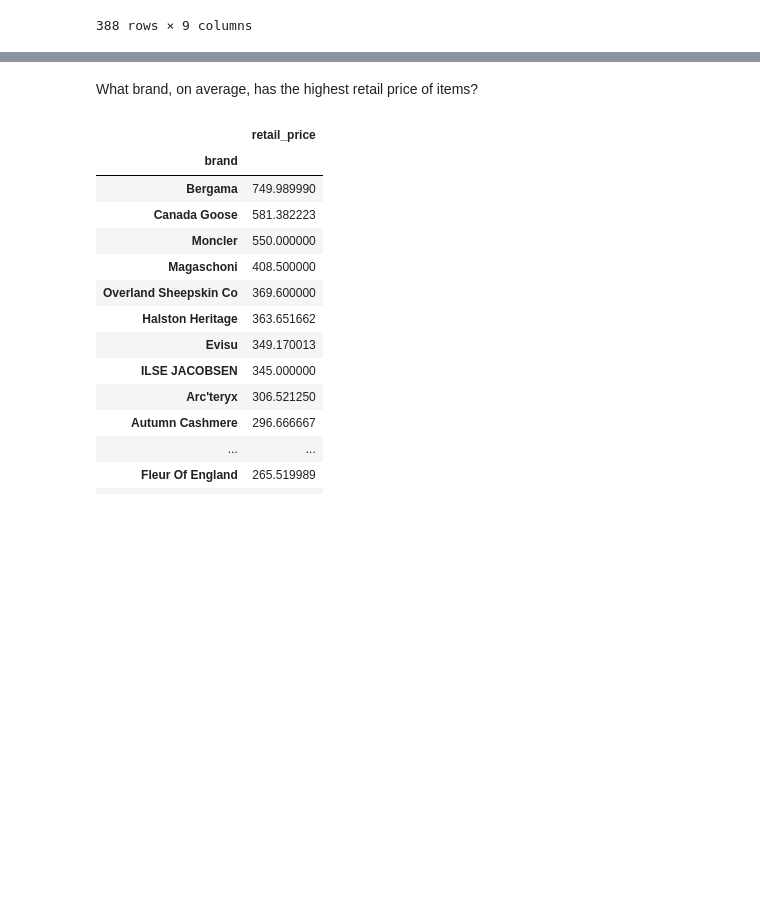
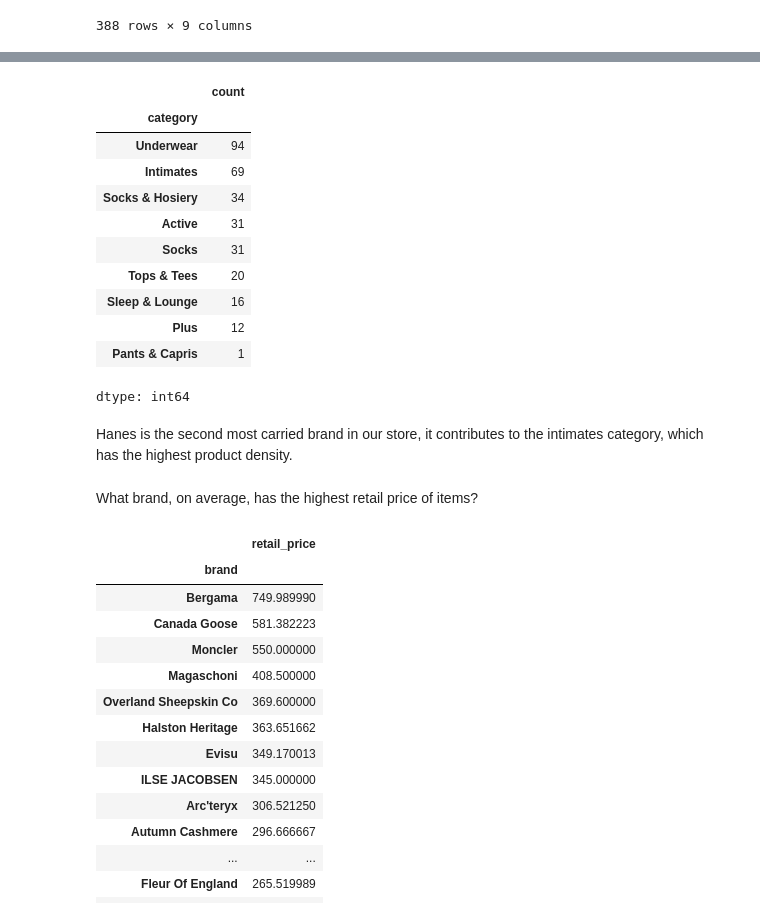
Before and after one commit to lauxpaux/BusinessAnalytics, a Jupyter notebook: BusinessAnalyticsEDA.ipynb, the cells around one changed output, grey strips where cells are left out. Drawn from its saved outputs; the diff is of its cells as text; code cells hidden in the pictures; blank space fills up the shorter version.

```diff
--- a/BusinessAnalyticsEDA.ipynb
+++ b/BusinessAnalyticsEDA.ipynb
@@ -276,3 +292,20 @@ products[products['brand'] == 'Carhartt']
+# %%
+products[products['brand'] == 'Hanes']['category'].value_counts()
+# %% [output]
+|  | count |
+| category |  |
+| Underwear | 94 |
+| Intimates | 69 |
+| Socks & Hosiery | 34 |
+| Active | 31 |
+| Socks | 31 |
+| Tops & Tees | 20 |
+| Sleep & Lounge | 16 |
+| Plus | 12 |
+| Pants & Capris | 1 |
+dtype: int64
+# %% [markdown]
+Hanes is the second most carried brand in our store, it contributes to the intimates category, which has the highest product density.
 # %% [markdown]
 What brand, on average, has the highest retail price of items?
 # %%
```
Also changed, not shown: parts of 9 cells of this notebook.
